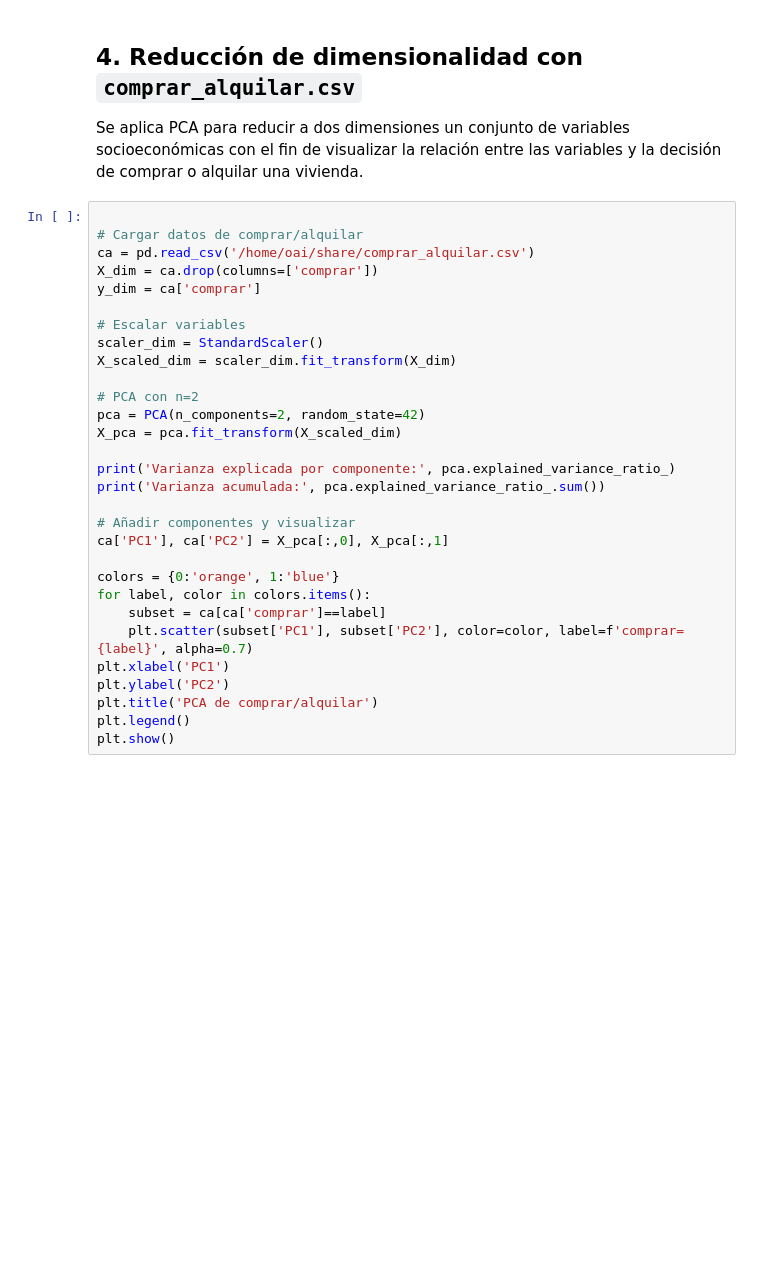
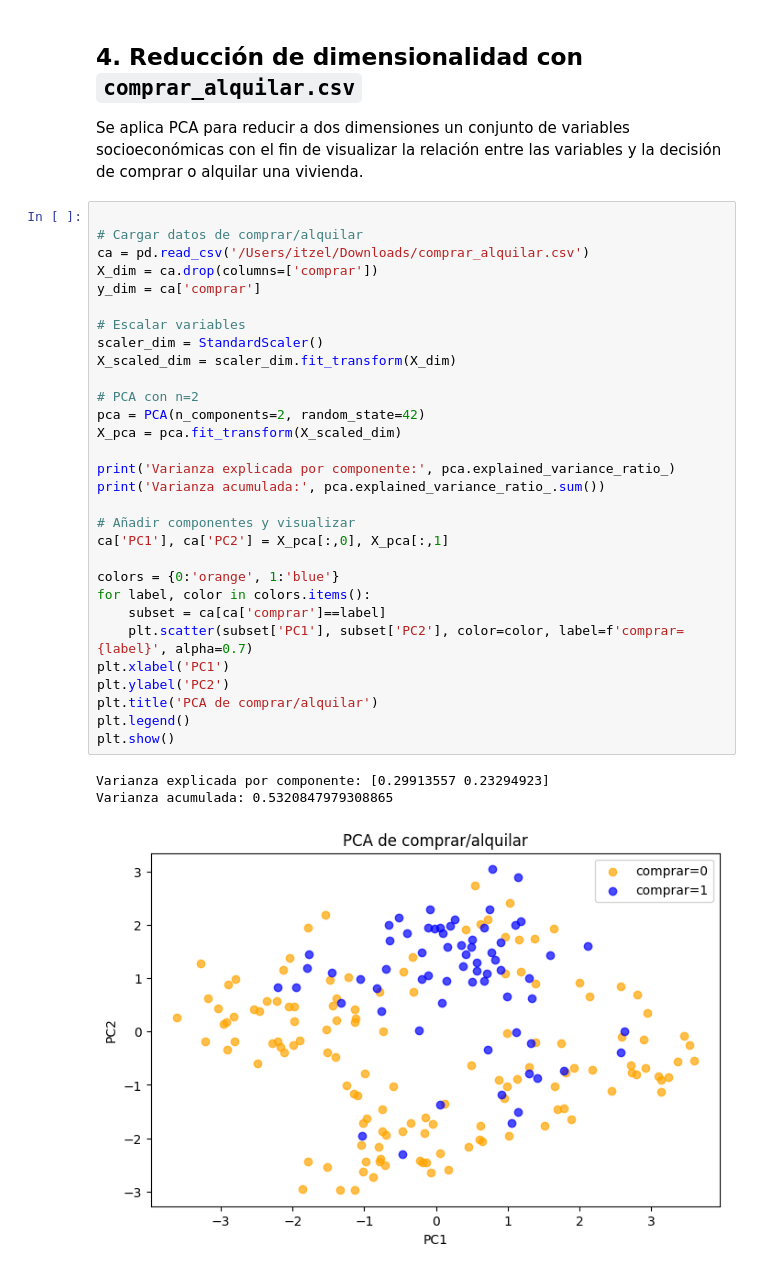
Before and after one commit to DekiruST/analisis-2a-evaluacion-SA, a Jupyter notebook: sa.ipynb, the cells around one changed output. Drawn from its saved outputs; the diff is of its cells as text; blank space fills up the shorter version.

```diff
--- a/sa.ipynb
+++ b/sa.ipynb
@@ -159,33 +178,37 @@ Se aplica PCA para reducir a dos dimensiones un conjunto de variables socioecon
 # %%
 
 # Cargar datos de comprar/alquilar
-ca = pd.read_csv('/home/oai/share/comprar_alquilar.csv')
+ca = pd.read_csv('/Users/itzel/Downloads/comprar_alquilar.csv')
 X_dim = ca.drop(columns=['comprar'])
 y_dim = ca['comprar']
 
 # Escalar variables
 scaler_dim = StandardScaler()
 X_scaled_dim = scaler_dim.fit_transform(X_dim)
 
 # PCA con n=2
 pca = PCA(n_components=2, random_state=42)
 X_pca = pca.fit_transform(X_scaled_dim)
 
 print('Varianza explicada por componente:', pca.explained_variance_ratio_)
 print('Varianza acumulada:', pca.explained_variance_ratio_.sum())
 
 # Añadir componentes y visualizar
 ca['PC1'], ca['PC2'] = X_pca[:,0], X_pca[:,1]
 
 colors = {0:'orange', 1:'blue'}
 for label, color in colors.items():
     subset = ca[ca['comprar']==label]
     plt.scatter(subset['PC1'], subset['PC2'], color=color, label=f'comprar={label}', alpha=0.7)
 plt.xlabel('PC1')
 plt.ylabel('PC2')
 plt.title('PCA de comprar/alquilar')
 plt.legend()
 plt.show()
+# %% [output]
+Varianza explicada por componente: [0.29913557 0.23294923]
+Varianza acumulada: 0.5320847979308865
+[figure, added]
 # %% [markdown]
 
 ## Conclusiones
```
Also changed, not shown: parts of 8 cells of this notebook.
